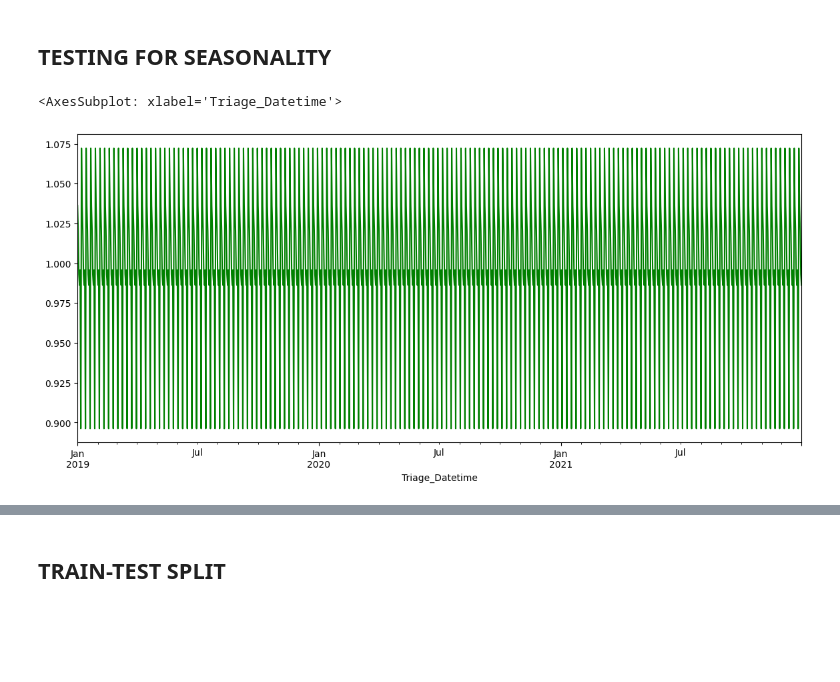
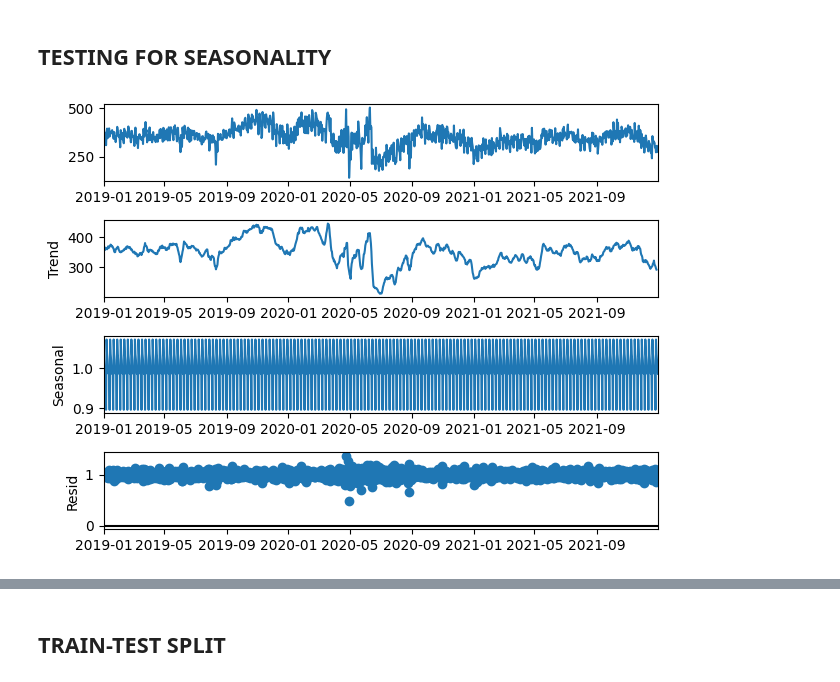
Before and after one commit to sumaiyahchinoy/er-dashboard-fyp-cronpipeline, a Jupyter notebook: TSModelling(Notebook).ipynb, the cells around one changed output, grey strips where cells are left out. Drawn from its saved outputs; the diff is of its cells as text; code cells hidden in the pictures; blank space fills up the shorter version.

Commit message:
moving average added in the visual

```diff
--- a/TSModelling(Notebook).ipynb
+++ b/TSModelling(Notebook).ipynb
@@ -174,23 +185,22 @@ plot_acf(diff_df['Count of Patients']) # lag at 1, seasonal lag 2
 >
 # %%
 
-from statsmodels.tsa.seasonal import seasonal_decompose
+
 analysis = new_df.copy()
 analysis.sort_index(inplace=True)
 analysis.index = analysis['Triage_Datetime']
 del analysis['Triage_Datetime']
 analysis.head()
 # new_df.set_index('Triage_Datetime', inplace=True)
 # analysis.plot()
 # analysis = new_df[['Count of Patients']].copy()
 # analysis.head()
 decompose_result_mult = seasonal_decompose(x = analysis, model="multiplicative")
 seasonal = decompose_result_mult.seasonal
-# decompose_result_mult.plot();
+decompose_result_mult.plot();
 
 # seasonality=decompose_data.seasonal
-plt.figure(figsize=(14,6))
-seasonal.plot(color='green')
+# plt.figure(figsize=(14,6))
+# seasonal.plot(color='green')
 # %% [output]
-<AxesSubplot: xlabel='Triage_Datetime'>
-[figure, old version]
+[figure, new version]
```
Also changed, not shown: parts of 26 cells of this notebook.
